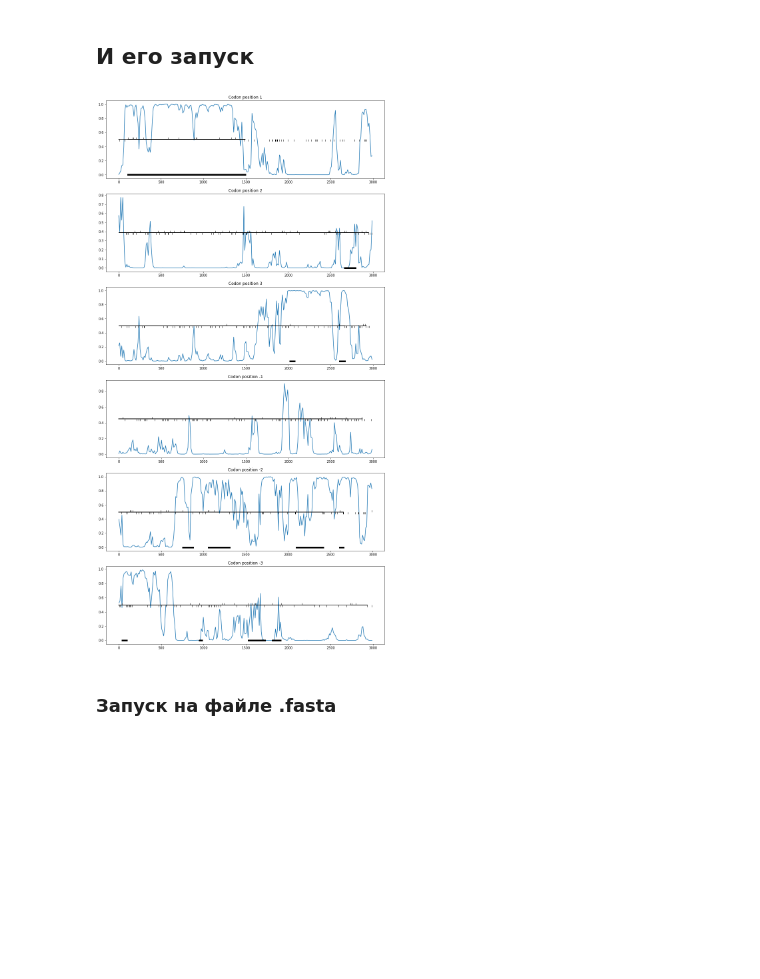
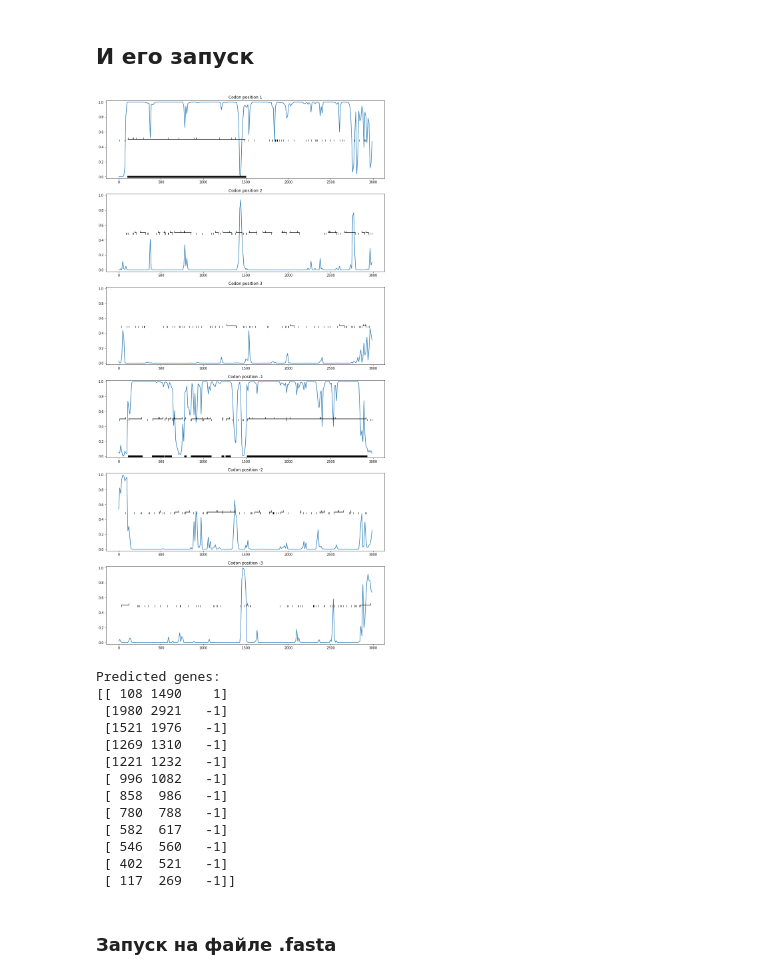
Before and after one commit to SpryGorgon/hse22_hw3, a Jupyter notebook: src/sem_hsebio_hw3.ipynb, the cells around one changed output. Drawn from its saved outputs; the diff is of its cells as text; code cells hidden in the pictures; blank space fills up the shorter version.

```diff
--- a/src/sem_hsebio_hw3.ipynb
+++ b/src/sem_hsebio_hw3.ipynb
@@ -170,16 +170,20 @@ tmp = [feature for feature in gb.features if (feature.location.strand==1) \
                                                 and (feature.location.end-feature.location.start<3000)\
                                                 and (feature.location.end-feature.location.start>1200)]
 candidates = []
+rev_candidates=[]
 for cand in tmp:
   bounds = (cand.location.start - 108, cand.location.start-108+3501)
   flag=False
+  tmp=None
   for feat in gb.features:
     if(feat.location.strand==1): continue
-    if ((bounds[0] <= feat.location.start < bounds[1]) and (bounds[0] <= feat.location.end < bounds[1]) and (feat.location.end - feat.location.start>400)):
+    if ((bounds[0] <= feat.location.start < bounds[1]) and (bounds[0] <= feat.location.end < bounds[1]) and (feat.location.end - feat.location.start)>400):
       flag=True
+      tmp=feat
       break
   if(flag==True):
     candidates.append(cand)
+    rev_candidates.append(tmp)
 candidate = candidates[10]
 seq = gb.seq[candidate.location.start - 108: candidate.location.start-108+3501]
 # %% [markdown]
@@ -639,38 +698,48 @@ class GeneMark(_GeneMarkBase):
         super().__init__(tol)
 
 
-    def predict(self, seq, max_iters:int=20, tol:float=1e-4, start:int=0, stop:int=-1, step:int=12,
-              window:int=96, drop_ncods:bool=True, both_strands:bool=True, plot:bool=True, no_out:bool=True):
+    def predict(self, seq, max_iters:int=20, tol:float=1e-4, start:int=0, stop:int=-1, step:int=12, window:int=96, drop_ncods:bool=True,
+                both_strands:bool=True, plot:bool=True, no_out:bool=True, p_value_quantile:float=0.15, p_value_treshold:float=0.5):
         seq = self._get_seq_from_input(seq)
-        preds = self._predict(seq, max_iters=max_iters, tol=tol, start=start, stop=stop, step=step, window=window)
+        preds = self._predict(seq, max_iters=max_iters, tol=tol, start=start, stop=stop, step=step, window=window, p_value_quantile=p_value_quantile,
+                              p_value_treshold=p_value_treshold)
 
         if (plot):
-            self.plot(seq, start=start, stop=stop, step=step, window=window, drop_ncods=drop_ncods)
+            self.plot(seq, start=start, stop=stop, step=step, window=window, drop_ncods=drop_ncods, p_value_quantile=p_value_quantile,
+                              p_value_treshold=p_value_treshold)
 
         if(not no_out):
             return preds  # np.ndarray: n * 3, containing all genes at all frames&strands, in format (start,end,frame) - inclusive
 
 
-    def forward(self, seq, max_iters:int=20, tol:float=1e-4, start:int=0, stop:int=-1, step:int=12,
-              window:int=96, drop_ncods:bool=True, both_strands:bool=True, plot:bool=True, no_out:bool=True):
-        return self.predict(seq, max_iters, tol, start, stop, step, window, drop_ncods, both_strands,
-                            plot, no_out)
-
-
     def plot(self, seq:Seq.Seq, start:int=0, stop:int=-1, step:int=12, window:int=96, drop_ncods:bool=True,
-             both_strands:bool=True):
+             both_strands:bool=True, p_value_quantile:float=0.15, p_value_treshold:float=0.5):
         if(stop==-1): stop=len(seq)
 
         probs = self.get_pos_probs(seq, start, stop, step, window, both_strands)
 
-        self.plot_graph(seq, probs, start, stop, step, drop_ncods, both_strands)
+        self.plot_graph(seq, probs, start, stop, step, drop_ncods, both_strands, p_value_quantile=p_value_quantile, p_value_treshold=p_value_treshold)
 # %% [markdown]
 ## И его запуск
 # %%
 tmp = GeneMark()
-tmp.predict(seq, start=0, stop=3000, max_iters=100)
+predicted_genes = tmp.predict(seq, start=0, stop=3000, tol=1e-4, max_iters=10, no_out=False)
+print(f"\nPredicted genes:\n{predicted_genes}")
 # %% [output]
-[figure, old version]
+[figure, new version]
+Predicted genes:
+[[ 108 1490    1]
+ [1980 2921   -1]
+ [1521 1976   -1]
+ [1269 1310   -1]
+ [1221 1232   -1]
+ [ 996 1082   -1]
+ [ 858  986   -1]
+ [ 780  788   -1]
+ [ 582  617   -1]
+ [ 546  560   -1]
+ [ 402  521   -1]
+ [ 117  269   -1]]
 # %% [markdown]
 ### Запуск на файле .fasta
 # %%
```
Also changed, not shown: parts of 8 cells of this notebook.
